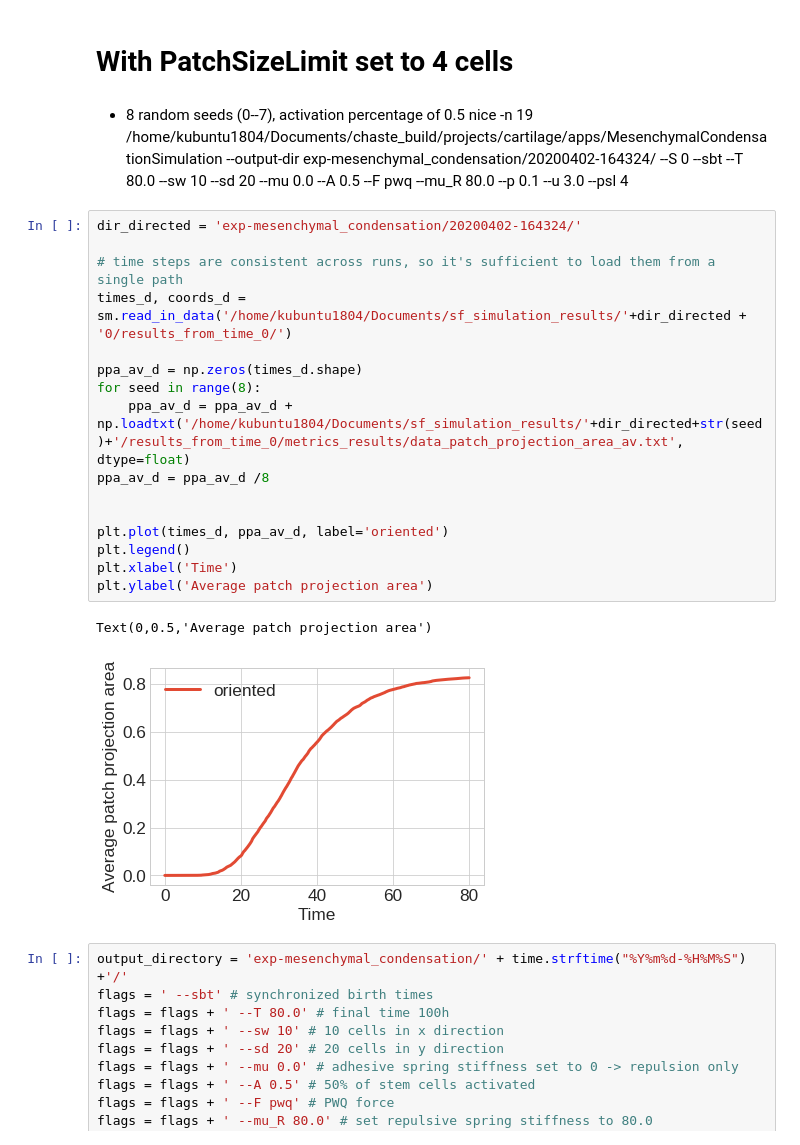
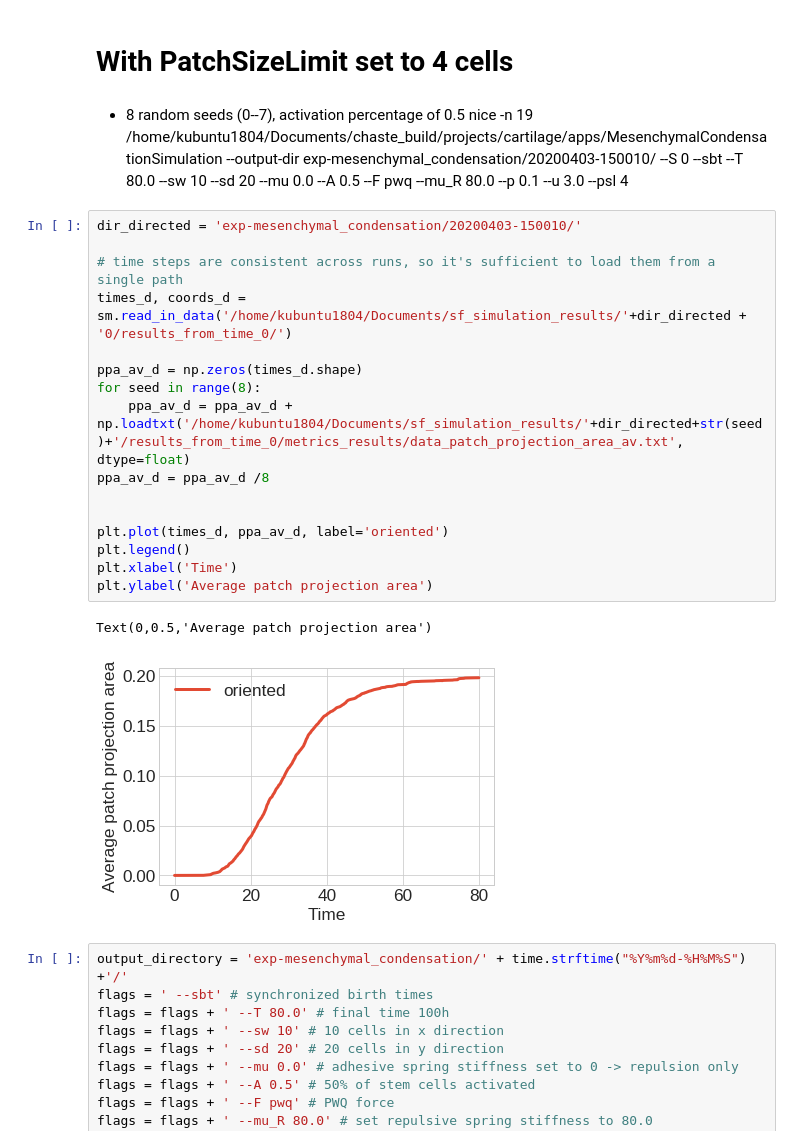
Before and after one commit to somathias/CartilageCBM, a Jupyter notebook: exp-mesenchymal_condensation.ipynb, the cells around one changed output. Cells and saved outputs as stored; diff of their text form.

Commit message:
Run mesenchymal condensation with patch size limit of 4

```diff
--- a/exp-mesenchymal_condensation.ipynb
+++ b/exp-mesenchymal_condensation.ipynb
@@ -376,26 +377,26 @@ Text(0,0.5,'Average patch projection area')
 # With PatchSizeLimit set to 4 cells
 # %% [markdown]
 - 8 random seeds (0--7), activation percentage of 0.5
-        nice -n 19 /home/kubuntu1804/Documents/chaste_build/projects/cartilage/apps/MesenchymalCondensationSimulation --output-dir exp-mesenchymal_condensation/20200402-164324/ --S 0 --sbt --T 80.0 --sw 10 --sd 20 --mu 0.0 --A 0.5 --F pwq --mu_R 80.0 --p 0.1 --u 3.0 --psl 4
+        nice -n 19 /home/kubuntu1804/Documents/chaste_build/projects/cartilage/apps/MesenchymalCondensationSimulation --output-dir exp-mesenchymal_condensation/20200403-150010/ --S 0 --sbt --T 80.0 --sw 10 --sd 20 --mu 0.0 --A 0.5 --F pwq --mu_R 80.0 --p 0.1 --u 3.0 --psl 4
 # %%
-dir_directed = 'exp-mesenchymal_condensation/20200402-164324/'
+dir_directed = 'exp-mesenchymal_condensation/20200403-150010/'
 
 # time steps are consistent across runs, so it's sufficient to load them from a single path
 times_d, coords_d = sm.read_in_data('/home/kubuntu1804/Documents/sf_simulation_results/'+dir_directed + '0/results_from_time_0/')
 
 ppa_av_d = np.zeros(times_d.shape)
 for seed in range(8):
     ppa_av_d = ppa_av_d + np.loadtxt('/home/kubuntu1804/Documents/sf_simulation_results/'+dir_directed+str(seed)+'/results_from_time_0/metrics_results/data_patch_projection_area_av.txt', dtype=float)
 ppa_av_d = ppa_av_d /8
 
 
 plt.plot(times_d, ppa_av_d, label='oriented')
 plt.legend()
 plt.xlabel('Time')
 plt.ylabel('Average patch projection area')
 # %% [output]
 Text(0,0.5,'Average patch projection area')
-[figure, old version]
+[figure, new version]
 # %%
 output_directory = 'exp-mesenchymal_condensation/' + time.strftime("%Y%m%d-%H%M%S") +'/'
 flags = ' --sbt' # synchronized birth times
```
Also changed, not shown: parts of 3 cells of this notebook.
